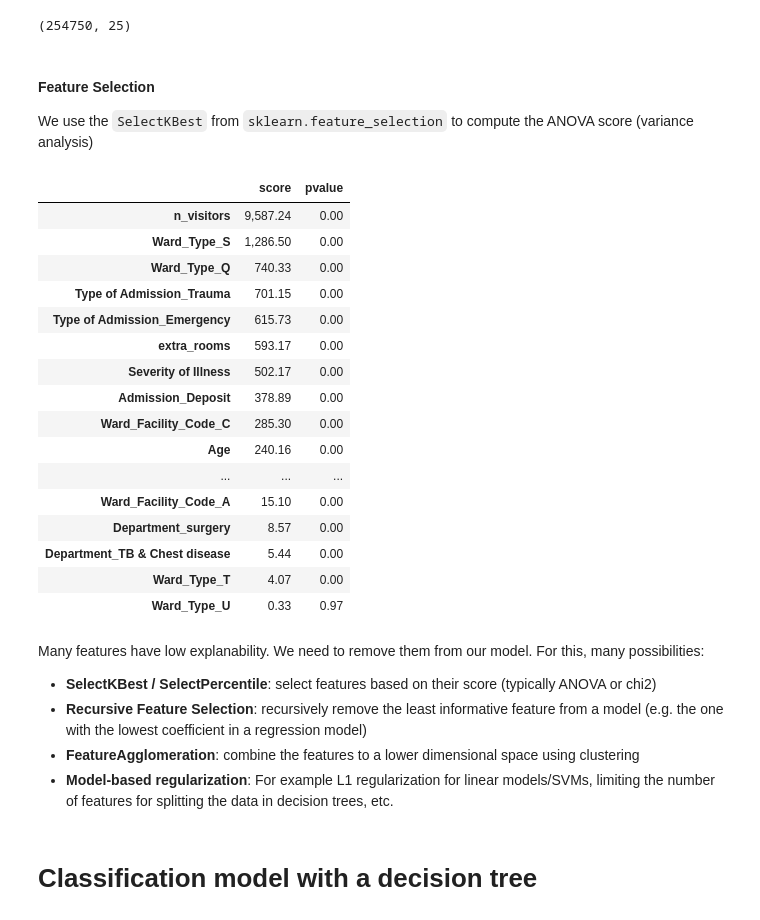
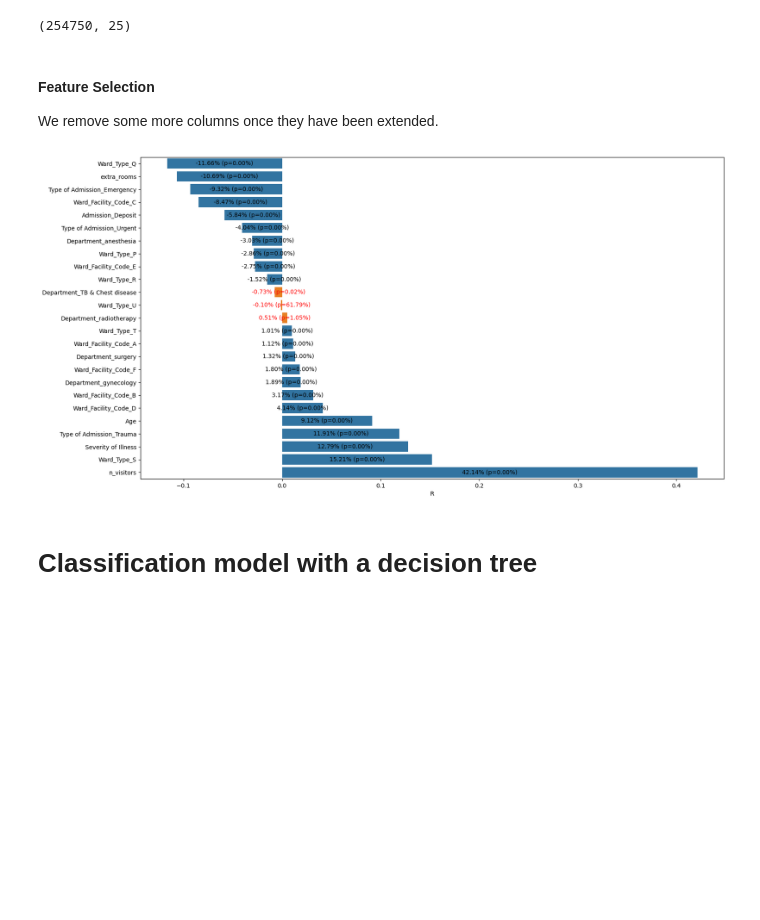
Before and after one commit to qmeeus/cluepoint-case, a Jupyter notebook: exercise1/StayLengthPrediction.ipynb, the cells around one changed output. Saved outputs shown, nothing was run; the diff lists cells and outputs as text; code cells hidden in the pictures; blank space fills up the shorter version.

```diff
--- a/exercise1/StayLengthPrediction.ipynb
+++ b/exercise1/StayLengthPrediction.ipynb
@@ -485,42 +488,13 @@ print(X_train.shape)
 # %% [markdown]
 #### Feature Selection
 
-We use the `SelectKBest` from `sklearn.feature_selection` to compute the ANOVA score (variance analysis)
+We remove some more columns once they have been extended.
-# %%
-from sklearn.feature_selection import SelectKBest
-from sklearn.feature_selection import f_classif
-
-
-kbest = SelectKBest(score_func=f_classif, k="all")
-kbest.fit(X_train, y_train)
-
-kbest_scores = pd.DataFrame({"score": kbest.scores_, "pvalue": kbest.pvalues_}, index=X_train.columns)
-
-kbest_scores.sort_values("score", ascending=False)
-# %% [output]
-|  | score | pvalue |
-| n_visitors | 9,587.24 | 0.00 |
-| Ward_Type_S | 1,286.50 | 0.00 |
-| Ward_Type_Q | 740.33 | 0.00 |
-| Type of Admission_Trauma | 701.15 | 0.00 |
-| Type of Admission_Emergency | 615.73 | 0.00 |
-| extra_rooms | 593.17 | 0.00 |
-| Severity of Illness | 502.17 | 0.00 |
-| Admission_Deposit | 378.89 | 0.00 |
-| Ward_Facility_Code_C | 285.30 | 0.00 |
-| Age | 240.16 | 0.00 |
-| ... | ... | ... |
-| Ward_Facility_Code_A | 15.10 | 0.00 |
-| Department_surgery | 8.57 | 0.00 |
-| Department_TB & Chest disease | 5.44 | 0.00 |
-| Ward_Type_T | 4.07 | 0.00 |
-| Ward_Type_U | 0.33 | 0.97 |
-# %% [markdown]
-Many features have low explanability. We need to remove them from our model. For this, many possibilities:
-  - **SelectKBest / SelectPercentile**: select features based on their score (typically ANOVA or chi2)
-  - **Recursive Feature Selection**: recursively remove the least informative feature from a model (e.g. the one with the lowest coefficient in a regression model)
-  - **FeatureAgglomeration**: combine the features to a lower dimensional space using clustering
-  - **Model-based regularization**: For example L1 regularization for linear models/SVMs, limiting the number of features for splitting the data in decision trees, etc.
+# %%
+feat_correlation = test_correlation(train_encoded, target_name, threshold=.00001)
+to_drop = feat_correlation[~feat_correlation["accept_H0"]].index
+X_train, X_test = (X.drop(to_drop, axis=1) for X in (X_train, X_test))
+# %% [output]
+[figure, added]
 # %% [markdown]
 # Classification model with a decision tree
 # %% [markdown]
```
Also changed, not shown: parts of 12 cells of this notebook, 4 other files.
